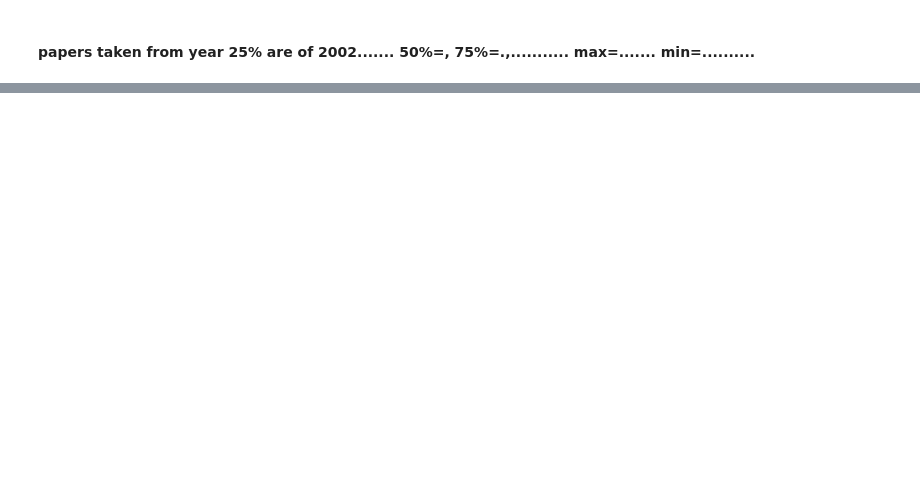
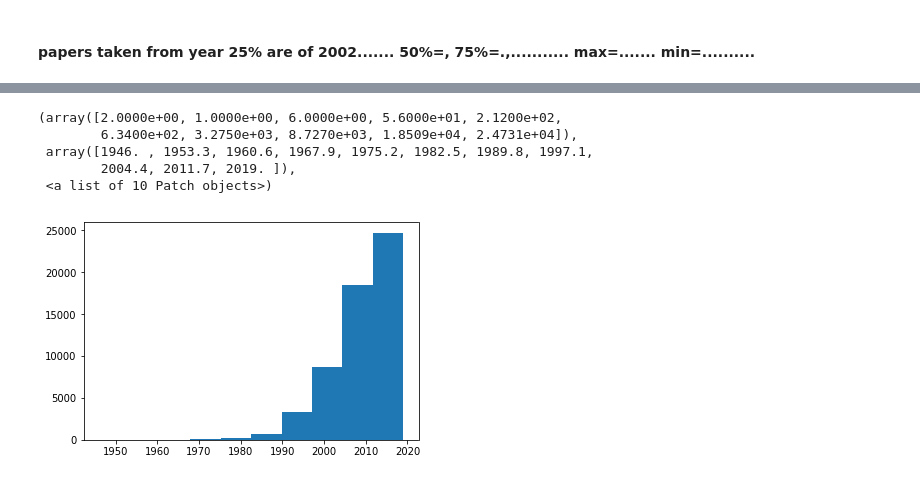
Before and after one commit to jasimahmedkhan/Venue-Classification-Scholarly-data, a Jupyter notebook: Data Science Lab.ipynb, the cells around one changed output, grey strips where cells are left out. Saved outputs shown, nothing was run; the diff lists cells and outputs as text; code cells hidden in the pictures; blank space fills up the shorter version.

```diff
--- a/Data Science Lab.ipynb
+++ b/Data Science Lab.ipynb
@@ -186,0 +162,9 @@ Jan Hreno
+# %%
+plt.hist(year) # distribution of data over the year.
+# %% [output]
+(array([2.0000e+00, 1.0000e+00, 6.0000e+00, 5.6000e+01, 2.1200e+02,
+        6.3400e+02, 3.2750e+03, 8.7270e+03, 1.8509e+04, 2.4731e+04]),
+ array([1946. , 1953.3, 1960.6, 1967.9, 1975.2, 1982.5, 1989.8, 1997.1,
+        2004.4, 2011.7, 2019. ]),
+ <a list of 10 Patch objects>)
+[figure, added]
```
Also changed, not shown: parts of 81 cells of this notebook.
